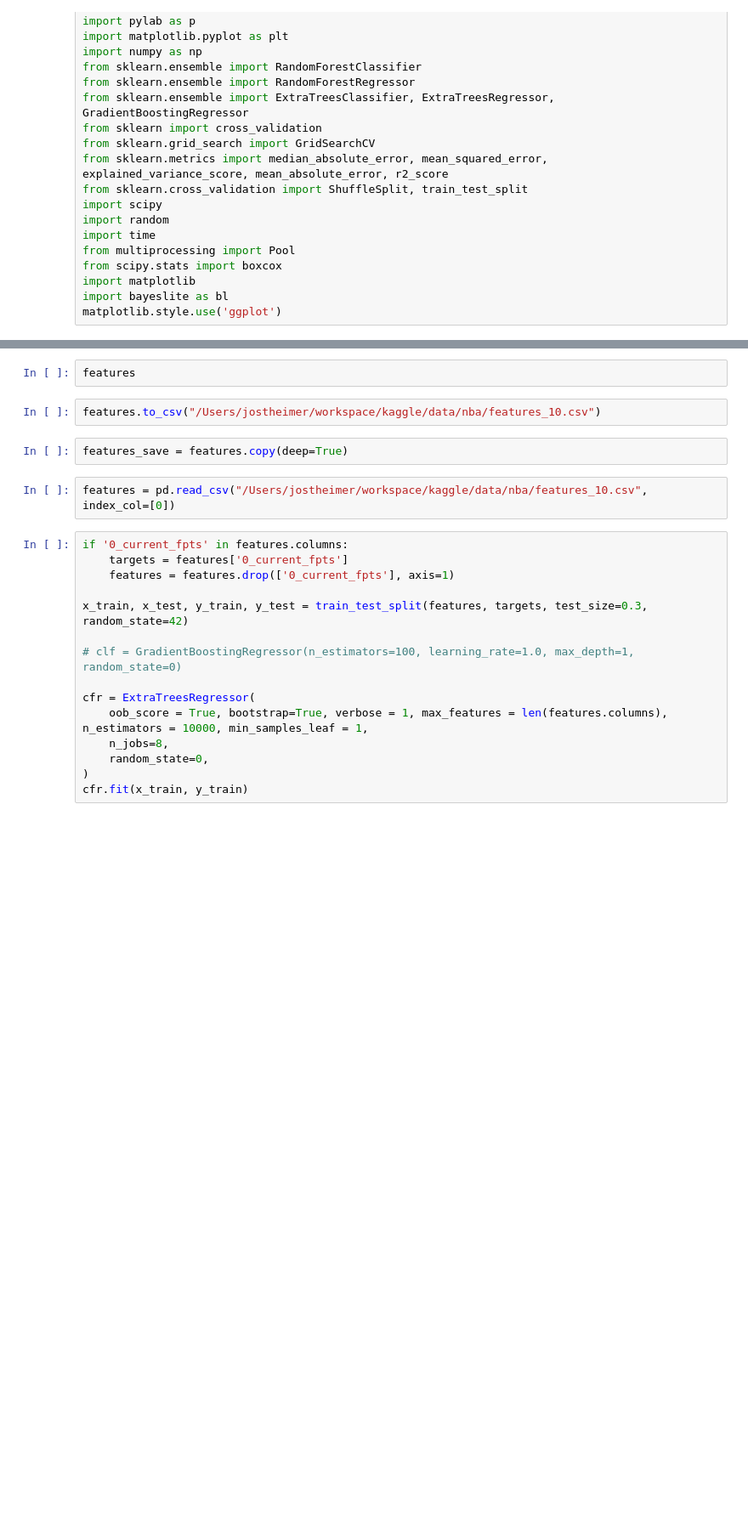
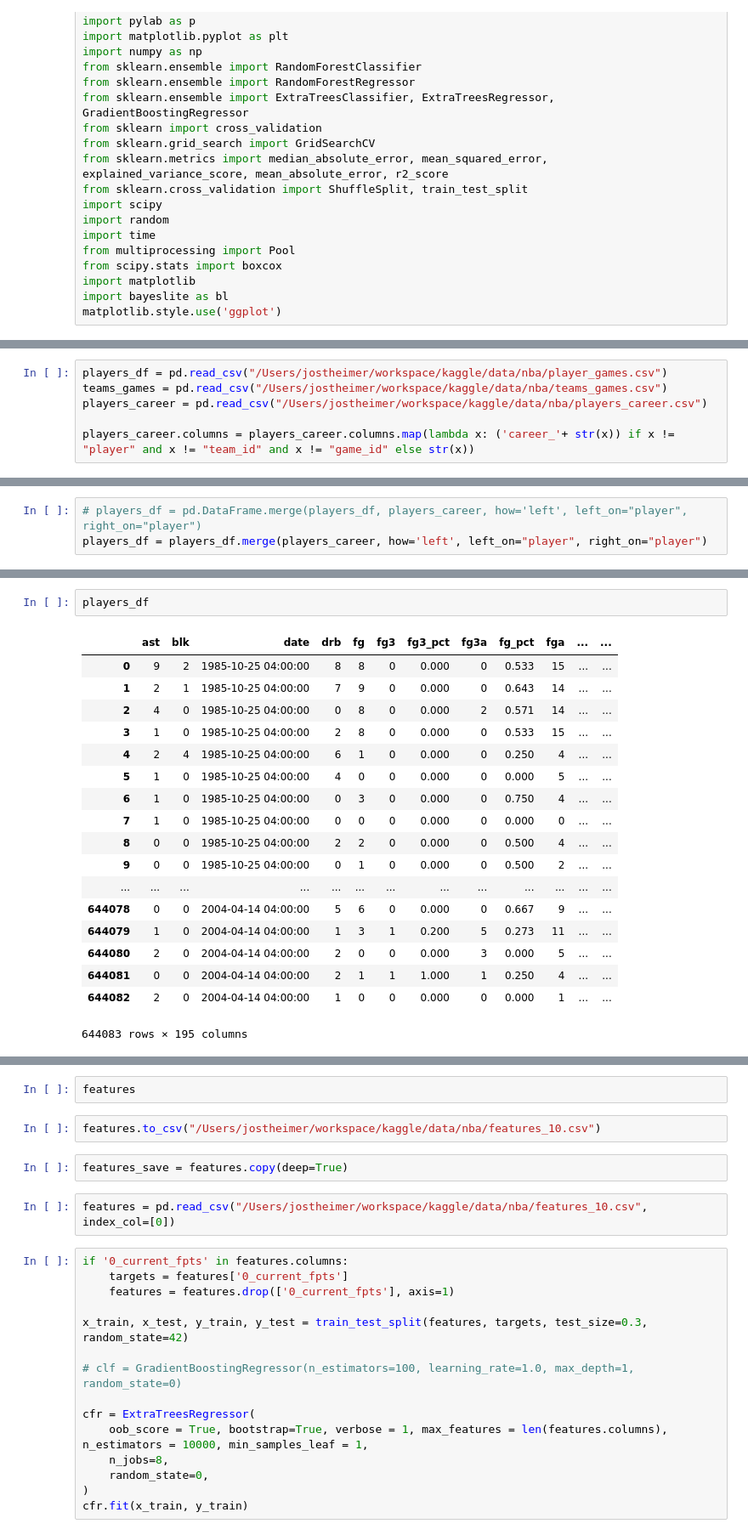
Before and after one commit to jostheim/kaggle, a Jupyter notebook: src/nba/fantasy_nba.ipynb, the cells around one changed output, grey strips where cells are left out. Shown: that part at 85% size. Saved outputs shown, nothing was run; the diff lists cells and outputs as text; blank space fills up the shorter version.

```diff
--- a/src/nba/fantasy_nba.ipynb
+++ b/src/nba/fantasy_nba.ipynb
@@ -153,0 +201,6 @@ players_df['years_in_league'] = players_df.apply(lambda row: get_player_season(r
+# %%
+players_df = pd.read_csv("/Users/jostheimer/workspace/kaggle/data/nba/player_games.csv")
+teams_games = pd.read_csv("/Users/jostheimer/workspace/kaggle/data/nba/teams_games.csv")
+players_career = pd.read_csv("/Users/jostheimer/workspace/kaggle/data/nba/players_career.csv")
+
+players_career.columns = players_career.columns.map(lambda x: ('career_'+ str(x)) if x != "player" and x != "team_id" and x != "game_id" else str(x))
@@ -154,2 +228,5 @@ players_df['years_in_league'] = players_df.apply(lambda row: get_player_season(r
+# %%
+# players_df = pd.DataFrame.merge(players_df, players_career, how='left', left_on="player", right_on="player")
+players_df = players_df.merge(players_career, how='left', left_on="player", right_on="player")
 # %%
 plt.hist(players_df['dk_fpts'].values, bins=25)
@@ -156 +249,22 @@ plt.hist(players_df['dk_fpts'].values, bins=25)
+# %%
+players_df
+# %% [output]
+|  | ast | blk | date | drb | fg | fg3 | fg3_pct | fg3a | fg_pct | fga | ... | ... |
+| 0 | 9 | 2 | 1985-10-25 04:00:00 | 8 | 8 | 0 | 0.000 | 0 | 0.533 | 15 | ... | ... |
+| 1 | 2 | 1 | 1985-10-25 04:00:00 | 7 | 9 | 0 | 0.000 | 0 | 0.643 | 14 | ... | ... |
+| 2 | 4 | 0 | 1985-10-25 04:00:00 | 0 | 8 | 0 | 0.000 | 2 | 0.571 | 14 | ... | ... |
+| 3 | 1 | 0 | 1985-10-25 04:00:00 | 2 | 8 | 0 | 0.000 | 0 | 0.533 | 15 | ... | ... |
+| 4 | 2 | 4 | 1985-10-25 04:00:00 | 6 | 1 | 0 | 0.000 | 0 | 0.250 | 4 | ... | ... |
+| 5 | 1 | 0 | 1985-10-25 04:00:00 | 4 | 0 | 0 | 0.000 | 0 | 0.000 | 5 | ... | ... |
+| 6 | 1 | 0 | 1985-10-25 04:00:00 | 0 | 3 | 0 | 0.000 | 0 | 0.750 | 4 | ... | ... |
+| 7 | 1 | 0 | 1985-10-25 04:00:00 | 0 | 0 | 0 | 0.000 | 0 | 0.000 | 0 | ... | ... |
+| 8 | 0 | 0 | 1985-10-25 04:00:00 | 2 | 2 | 0 | 0.000 | 0 | 0.500 | 4 | ... | ... |
+| 9 | 0 | 0 | 1985-10-25 04:00:00 | 0 | 1 | 0 | 0.000 | 0 | 0.500 | 2 | ... | ... |
+| ... | ... | ... | ... | ... | ... | ... | ... | ... | ... | ... | ... | ... |
+| 644078 | 0 | 0 | 2004-04-14 04:00:00 | 5 | 6 | 0 | 0.000 | 0 | 0.667 | 9 | ... | ... |
+| 644079 | 1 | 0 | 2004-04-14 04:00:00 | 1 | 3 | 1 | 0.200 | 5 | 0.273 | 11 | ... | ... |
+| 644080 | 2 | 0 | 2004-04-14 04:00:00 | 2 | 0 | 0 | 0.000 | 3 | 0.000 | 5 | ... | ... |
+| 644081 | 0 | 0 | 2004-04-14 04:00:00 | 2 | 1 | 1 | 1.000 | 1 | 0.250 | 4 | ... | ... |
+| 644082 | 2 | 0 | 2004-04-14 04:00:00 | 1 | 0 | 0 | 0.000 | 0 | 0.000 | 1 | ... | ... |
+644083 rows × 195 columns
 # %%
```
Also changed, not shown: parts of 21 cells of this notebook, 2 other files.
